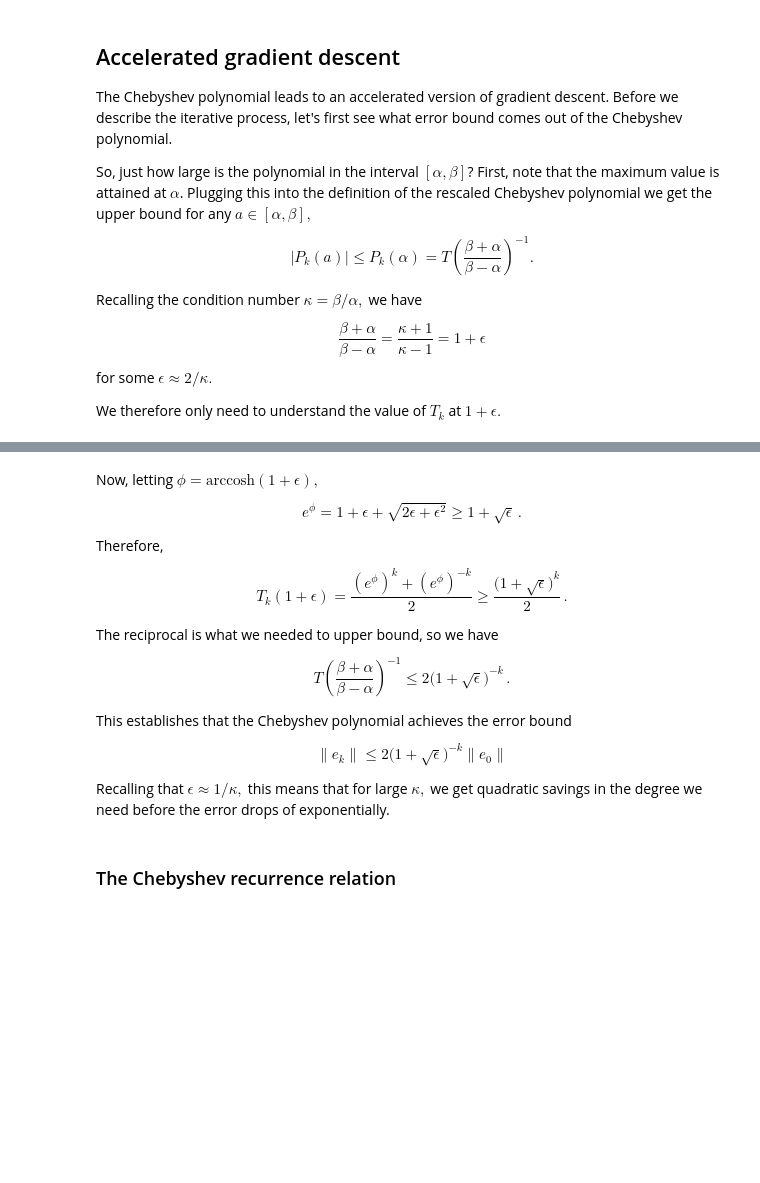
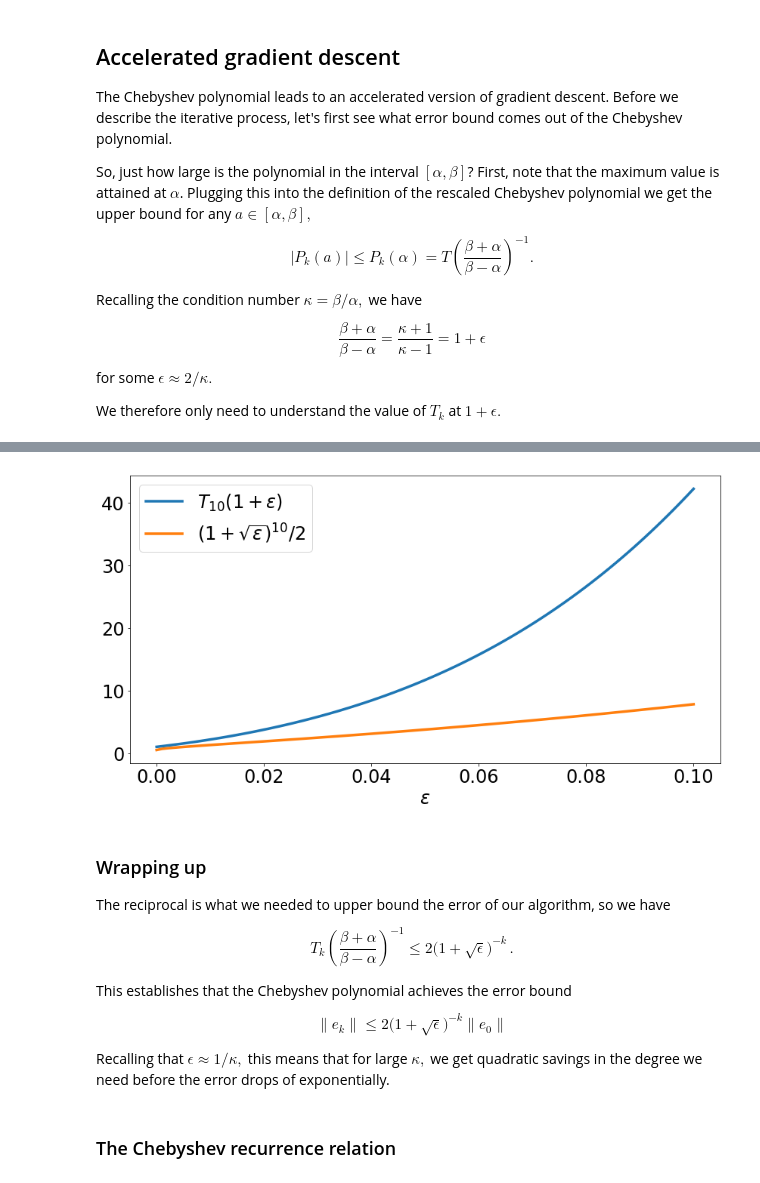
Before and after one commit to ee227c/ee227c.github.io, a Jupyter notebook: code/lecture6.ipynb, the cells around one changed output, grey strips where cells are left out. Drawn from its saved outputs; the diff is of its cells as text; code cells hidden in the pictures; blank space fills up the shorter version.

```diff
--- a/code/lecture6.ipynb
+++ b/code/lecture6.ipynb
@@ -249,24 +291,21 @@ Recall that $\cosh(x) = (e^x+e^{-x})/2$ and $\mathrm{arccosh}(x) = \ln(x+\sqrt{x
+# %%
+plt.figure(figsize=(14,7))
+epsilons = np.linspace(0., 0.1, 100)
+plt.xlabel('$\epsilon$')
+plt.plot(epsilons, T(10, 1+epsilons),
+         label='$T_{10}(1+\epsilon)$', **kwargs)
+plt.plot(epsilons, (1+np.sqrt(epsilons))**10/2,
+         label='$(1+\sqrt{\epsilon})^{10}/2$', **kwargs)
+plt.legend();
+# %% [output]
+[figure, added]
 # %% [markdown]
-Now, letting $\phi=\mathrm{arccosh}(1+\epsilon),$
+### Wrapping up
+
+The reciprocal is what we needed to upper bound the error of our algorithm, so we have
 <p>
 $$
-e^{\phi} = 1+\epsilon+\sqrt{2\epsilon+\epsilon^2}
-\ge 1+\sqrt{\epsilon}\,.
-$$
-</p>
-
-Therefore,
-<p>
-$$
-T_k(1+\epsilon)=\frac{(e^{\phi})^k+(e^{\phi})^{-k}}{2}
-\ge \frac{\big(1+\sqrt{\epsilon}\big)^k}2\,.
-$$
-</p>
-
-The reciprocal is what we needed to upper bound, so we have
-<p>
-$$
-T\left(\frac{\beta+\alpha}{\beta-\alpha}\right)^{-1}
+T_k\left(\frac{\beta+\alpha}{\beta-\alpha}\right)^{-1}
 \le 2\big(1+\sqrt{\epsilon}\big)^{-k}\,.
 $$
 </p>
```
Also changed, not shown: parts of 9 cells of this notebook, 1 other file.
